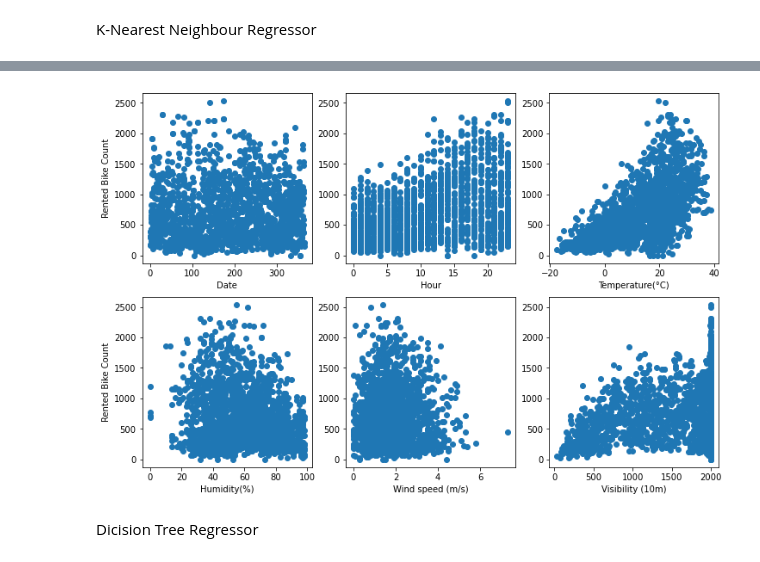
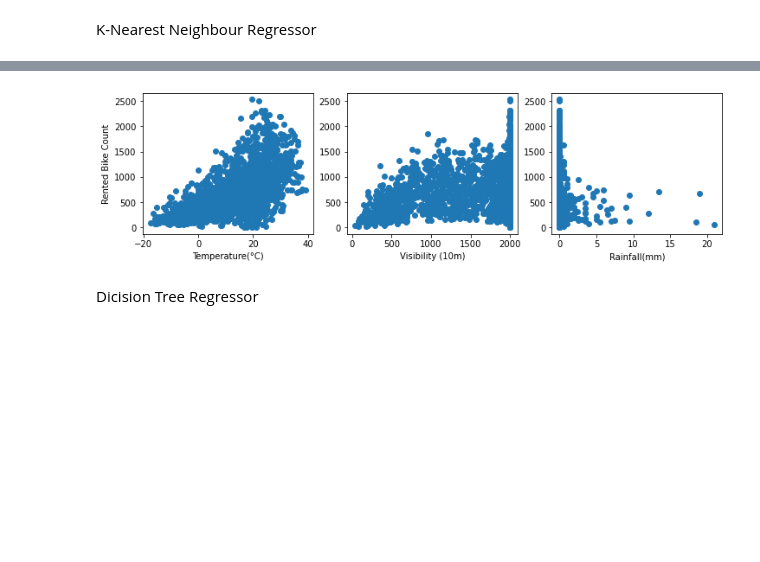
Before and after one commit to MEE-SPT/Intro_to_AI, a Jupyter notebook: model.ipynb, the cells around one changed output, grey strips where cells are left out. Cells and saved outputs as stored; diff of their text form; code cells hidden in the pictures; blank space fills up the shorter version.

```diff
--- a/model.ipynb
+++ b/model.ipynb
@@ -9,7 +9,7 @@ import matplotlib.pyplot as plt
 # %% [markdown]
 Import data
 # %%
-df = pd.read_csv('C:/Users/chubb/Downloads/coursework_other.csv', encoding= 'unicode_escape')
+df = pd.read_csv('coursework_other.csv', encoding= 'unicode_escape')
 
 # data frame example
 df.head(5)
@@ -45,3 +45,11 @@ X = np.array(raw_X) # features
 
 # split train test dataset
 Xtr, Xte, Ytr, Yte = train_test_split(X, Y, test_size = 0.2, shuffle=True, random_state=10)
+# %%
+plt.figure(1, figsize=(15,20))
+for i in range(13):
+    plt.subplot(5,3,i+1)
+    plt.scatter(X[:,[i]],Y)
+    if i %3==0:
+        plt.ylabel('Rented Bike Count')
+    plt.xlabel(features[i])
@@ -63,9 +90,9 @@ Dummy_r2: -0.00
 # %%
-plt.figure(1, figsize=(16,8))
-for i in range(8):
-    plt.subplot(2,4,i+1)
-    plt.scatter(Xte[:,[i]],Ypred)
+plt.figure(1, figsize=(12,3))
+for i in range(3):
+    plt.subplot(1,3,i+1)
+    plt.scatter(Xte[:,[i*3+2]],Ypred)
     if i %4==0:
         plt.ylabel('Rented Bike Count')
-    plt.xlabel(features[i])
+    plt.xlabel(features[i*3+2])
 # %% [output]
@@ -157,13 +189,13 @@ KNN_R2: 0.43
 # %%
-plt.figure(1, figsize=(16,8))
-for i in range(8):
-    plt.subplot(2,4,i+1)
-    plt.scatter(Xte[:,[i]],Ypred)
+plt.figure(1, figsize=(12,3))
+for i in range(3):
+    plt.subplot(1,3,i+1)
+    plt.scatter(Xte[:,[i*3+2]],Ypred)
     if i %4==0:
         plt.ylabel('Rented Bike Count')
-    plt.xlabel(features[i])
+    plt.xlabel(features[i*3+2])
 # %% [output]
-[figure, old version]
+[figure, new version]
 # %% [markdown]
 Dicision Tree Regressor
 # %%
```
Also changed, not shown: parts of 8 cells of this notebook, 2 other files.
